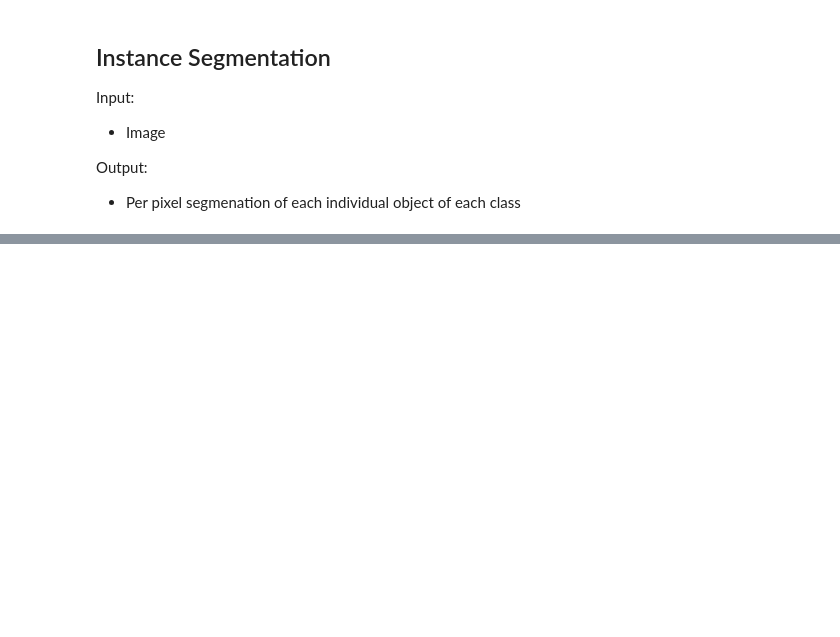
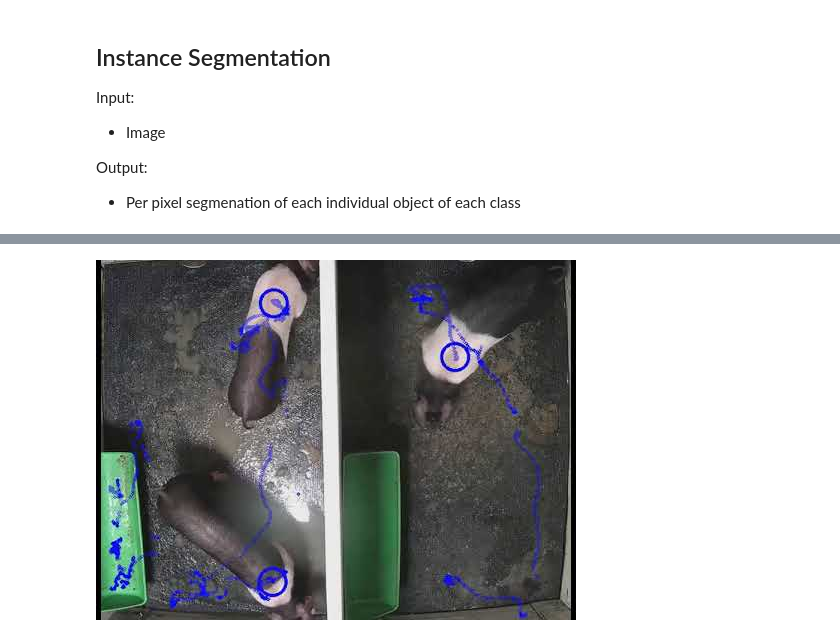
Before and after one commit to mjirik/usvp, a Jupyter notebook: slides/experiment_evaluation_in_computer_vision.ipynb, the cells around one changed output, grey strips where cells are left out. Cells and saved outputs as stored; diff of their text form; code cells hidden in the pictures; blank space fills up the shorter version.

```diff
--- a/slides/experiment_evaluation_in_computer_vision.ipynb
+++ b/slides/experiment_evaluation_in_computer_vision.ipynb
@@ -585,0 +686,4 @@ Output:
+# %%
+YouTubeVideo(id="re5VNG4PJ3M")
+# %% [output]
+[figure, added]
```
Also changed, not shown: parts of 64 cells of this notebook, 1 other file.
